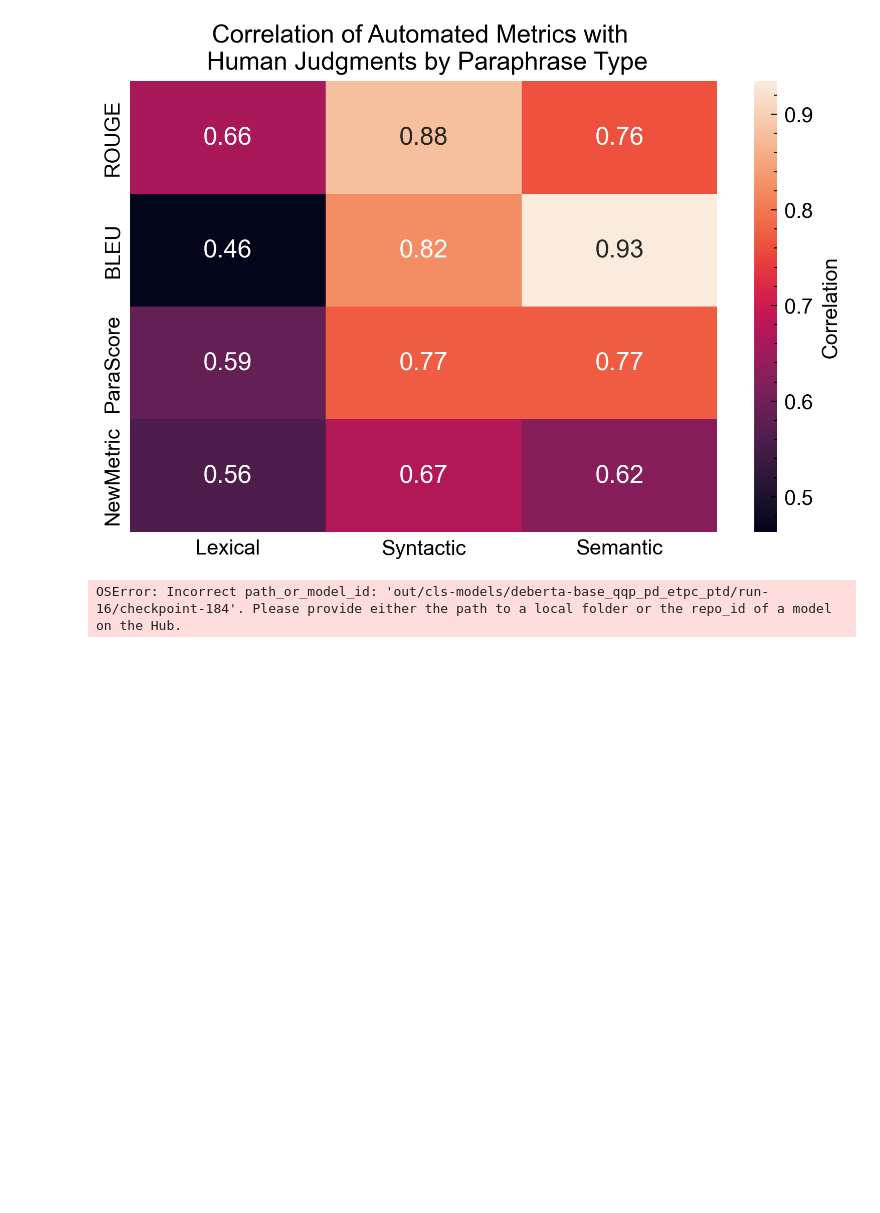
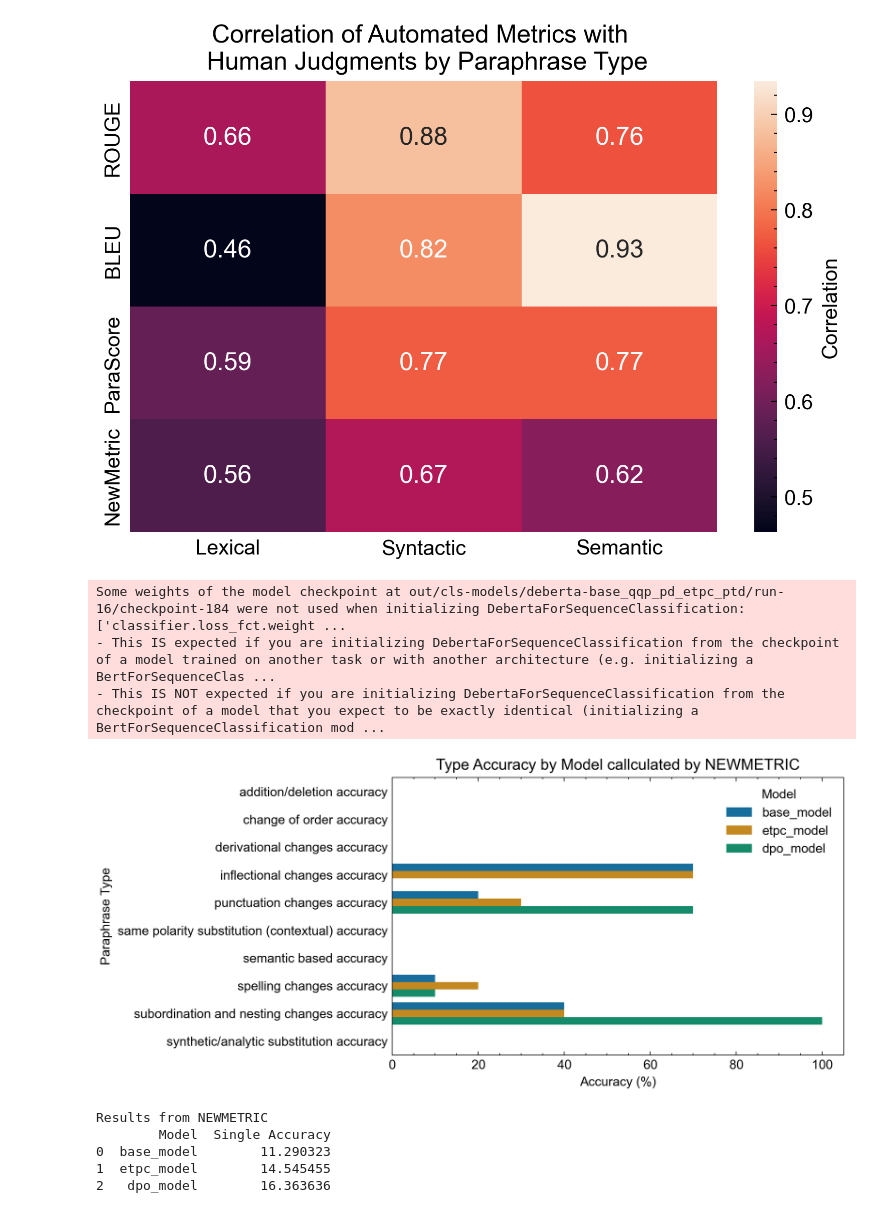
Before and after one commit to cluebbers/dpo-rlhf-paraphrase-types, a Jupyter notebook: notebooks/plots.ipynb, the cells around one changed output. Saved outputs shown, nothing was run; the diff lists cells and outputs as text; code cells hidden in the pictures; blank space fills up the shorter version.

```diff
--- a/notebooks/plots.ipynb
+++ b/notebooks/plots.ipynb
@@ -340,10 +371,61 @@ plt.show()
 # %% [output]
 [figure]
 # %%
-from newmetric_llama2 import ParaphraseTypeEvaluator
+os.chdir('/home/slim/dpo-rhlf-paraphrase-types')
+from notebooks.newmetric_llama2 import ParaphraseTypeEvaluator
 
-evaluator = ParaphraseTypeEvaluator(model_name="/home/slim/dpo-rhlf-paraphrase-types/out/cls-models/deberta-base_qqp_pd_etpc_ptd/run-16/checkpoint-184")
+evaluator = ParaphraseTypeEvaluator(model_name="out/cls-models/deberta-base_qqp_pd_etpc_ptd/run-16/checkpoint-184")
 df_results = evaluator.evaluate(json_file_path="/home/slim/dpo-rhlf-paraphrase-types/out/gen-models/project-5-at-2024-10-21-12-25-522ea966.json")
-print(df_results)
 # %% [output]
-OSError: Incorrect path_or_model_id: 'out/cls-models/deberta-base_qqp_pd_etpc_ptd/run-16/checkpoint-184'. Please provide either the path to a local folder or the repo_id of a model on the Hub.
+Some weights of the model checkpoint at out/cls-models/deberta-base_qqp_pd_etpc_ptd/run-16/checkpoint-184 were not used when initializing DebertaForSequenceClassification: ['classifier.loss_fct.weight ...
+- This IS expected if you are initializing DebertaForSequenceClassification from the checkpoint of a model trained on another task or with another architecture (e.g. initializing a BertForSequenceClas ...
+- This IS NOT expected if you are initializing DebertaForSequenceClassification from the checkpoint of a model that you expect to be exactly identical (initializing a BertForSequenceClassification mod ...
+# %%
+TOP_10_PARAPHRASE_TYPES = [
+    "addition/deletion", "change of order", "derivational changes", "inflectional changes",
+    "punctuation changes", "same polarity substitution (contextual)", "semantic based",
+    "spelling changes", "subordination and nesting changes", "synthetic/analytic substitution"
+]
+
+# Melt the DataFrame to have a suitable format for plotting
+df_melted = df_results.melt(
+    id_vars=['Model'],
+    value_vars=[f"{ptype} accuracy" for ptype in TOP_10_PARAPHRASE_TYPES],
+    var_name='Paraphrase Type',
+    value_name='Accuracy'
+)
+
+# Create a bar plot
+fig, ax = plt.subplots(figsize=(width1, height1), dpi=300)
+plt.style.use(['science','no-latex'])
+sns.set_palette("colorblind")
+plt.rcParams['font.family'] = 'Arial'
+plt.rcParams['font.sans-serif'] = ['Arial']
+sns.barplot(
+    data=df_melted,
+    y='Paraphrase Type',
+    x='Accuracy',
+    hue='Model'
+)
+
+# Customize the plot
+plt.title('Type Accuracy by Model callculated by NEWMETRIC')
+plt.ylabel('Paraphrase Type')
+ax.tick_params(axis='y', which='both', left=False, right=False)  # Remove tick marks on the y-axis
+plt.xlabel('Accuracy (%)')
+plt.legend(title='Model')
+
+
+# Show the plot
+plt.show()
+# %% [output]
+[figure, added]
+# %%
+print("Results from NEWMETRIC")
+print(df_results[["Model", "Single Accuracy"]])
+# %% [output]
+Results from NEWMETRIC
+        Model  Single Accuracy
+0  base_model        11.290323
+1  etpc_model        14.545455
+2   dpo_model        16.363636
```
Also changed, not shown: parts of 5 cells of this notebook, 1 other file.
